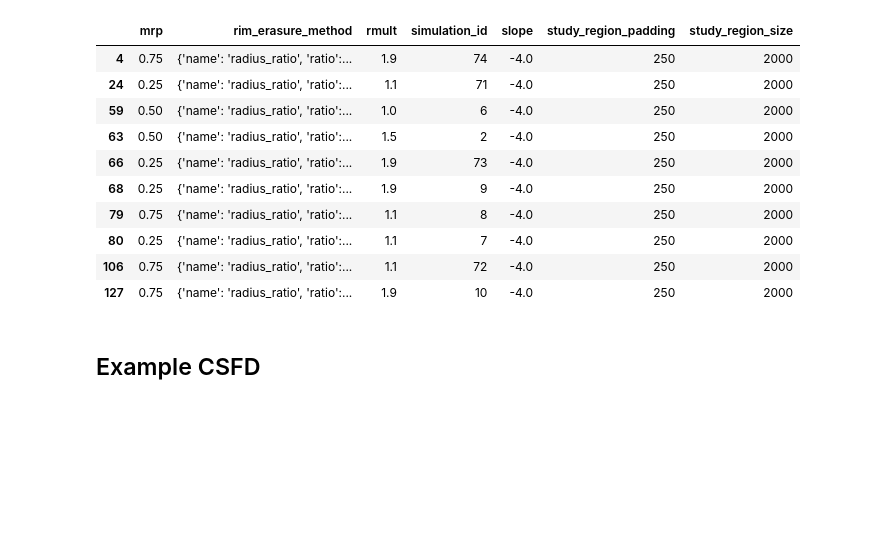
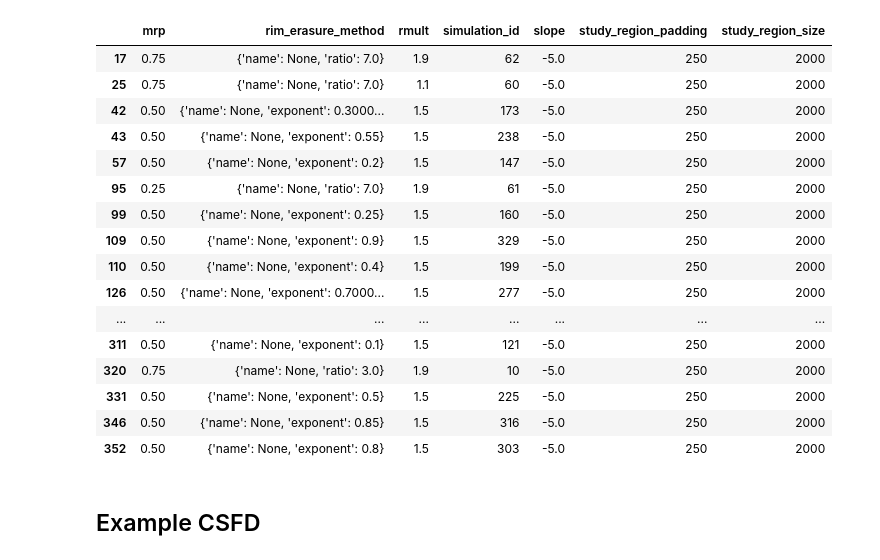
Before and after one commit to seanmason/saturation, a Jupyter notebook: notebooks/thesis/Chapter1/CSFD.ipynb, the cells around one changed output. Saved outputs shown, nothing was run; the diff lists cells and outputs as text; code cells hidden in the pictures; blank space fills up the shorter version.

Commit message:
Updates for thesis run 20241203

```diff
--- a/notebooks/thesis/Chapter1/CSFD.ipynb
+++ b/notebooks/thesis/Chapter1/CSFD.ipynb
@@ -32,7 +32,7 @@ spark = (SparkSession.builder
          .master(f"local[{n_cores}]")
          .appName("Saturation")
          .config("spark.sql.shuffle.partitions", "500")
-         .config("spark.driver.memory", "60g")
+         .config("spark.driver.memory", "50g")
          .config("spark.driver.maxResultSize", "8g")
          .getOrCreate())
 # %% [output]
@@ -44,5 +44,6 @@ To adjust logging level use sc.setLogLevel(newLevel). For SparkR, use setLogLeve
 # %%
-base_path = "/data/saturation/thesis_run_20240929/"
+# base_path = "/data/saturation/thesis_run_20240929/"
+base_path = "/data/saturation/thesis_run_20241203/"
 
 configs_df = create_configs_df(read_configs(base_path, spark))
 configs_pd = configs_df.toPandas()
@@ -52,18 +53,24 @@ for config_file in glob.glob(f"{base_path}/config/config*.yaml"):
     for k, v in read_config(Path(config_file))["run_configurations"].items():
         configs_dict[k] = v
 # %%
-configs_pd[configs_pd.slope.between(-4.1, -3.9)].sort_values("slope")
+configs_pd[configs_pd.slope.between(-5.1, -4.9)].sort_values("slope")
 # %% [output]
 |  | mrp | rim_erasure_method | rmult | simulation_id | slope | study_region_padding | study_region_size |
-| 4 | 0.75 | {'name': 'radius_ratio', 'ratio':... | 1.9 | 74 | -4.0 | 250 | 2000 |
-| 24 | 0.25 | {'name': 'radius_ratio', 'ratio':... | 1.1 | 71 | -4.0 | 250 | 2000 |
-| 59 | 0.50 | {'name': 'radius_ratio', 'ratio':... | 1.0 | 6 | -4.0 | 250 | 2000 |
-| 63 | 0.50 | {'name': 'radius_ratio', 'ratio':... | 1.5 | 2 | -4.0 | 250 | 2000 |
-| 66 | 0.25 | {'name': 'radius_ratio', 'ratio':... | 1.9 | 73 | -4.0 | 250 | 2000 |
-| 68 | 0.25 | {'name': 'radius_ratio', 'ratio':... | 1.9 | 9 | -4.0 | 250 | 2000 |
-| 79 | 0.75 | {'name': 'radius_ratio', 'ratio':... | 1.1 | 8 | -4.0 | 250 | 2000 |
-| 80 | 0.25 | {'name': 'radius_ratio', 'ratio':... | 1.1 | 7 | -4.0 | 250 | 2000 |
-| 106 | 0.75 | {'name': 'radius_ratio', 'ratio':... | 1.1 | 72 | -4.0 | 250 | 2000 |
-| 127 | 0.75 | {'name': 'radius_ratio', 'ratio':... | 1.9 | 10 | -4.0 | 250 | 2000 |
+| 17 | 0.75 | {'name': None, 'ratio': 7.0} | 1.9 | 62 | -5.0 | 250 | 2000 |
+| 25 | 0.75 | {'name': None, 'ratio': 7.0} | 1.1 | 60 | -5.0 | 250 | 2000 |
+| 42 | 0.50 | {'name': None, 'exponent': 0.3000... | 1.5 | 173 | -5.0 | 250 | 2000 |
+| 43 | 0.50 | {'name': None, 'exponent': 0.55} | 1.5 | 238 | -5.0 | 250 | 2000 |
+| 57 | 0.50 | {'name': None, 'exponent': 0.2} | 1.5 | 147 | -5.0 | 250 | 2000 |
+| 95 | 0.25 | {'name': None, 'ratio': 7.0} | 1.9 | 61 | -5.0 | 250 | 2000 |
+| 99 | 0.50 | {'name': None, 'exponent': 0.25} | 1.5 | 160 | -5.0 | 250 | 2000 |
+| 109 | 0.50 | {'name': None, 'exponent': 0.9} | 1.5 | 329 | -5.0 | 250 | 2000 |
+| 110 | 0.50 | {'name': None, 'exponent': 0.4} | 1.5 | 199 | -5.0 | 250 | 2000 |
+| 126 | 0.50 | {'name': None, 'exponent': 0.7000... | 1.5 | 277 | -5.0 | 250 | 2000 |
+| ... | ... | ... | ... | ... | ... | ... | ... |
+| 311 | 0.50 | {'name': None, 'exponent': 0.1} | 1.5 | 121 | -5.0 | 250 | 2000 |
+| 320 | 0.75 | {'name': None, 'ratio': 3.0} | 1.9 | 10 | -5.0 | 250 | 2000 |
+| 331 | 0.50 | {'name': None, 'exponent': 0.5} | 1.5 | 225 | -5.0 | 250 | 2000 |
+| 346 | 0.50 | {'name': None, 'exponent': 0.85} | 1.5 | 316 | -5.0 | 250 | 2000 |
+| 352 | 0.50 | {'name': None, 'exponent': 0.8} | 1.5 | 303 | -5.0 | 250 | 2000 |
 # %% [markdown]
 ## Example CSFD
```
Also changed, not shown: parts of 5 cells of this notebook, 2 other files.
